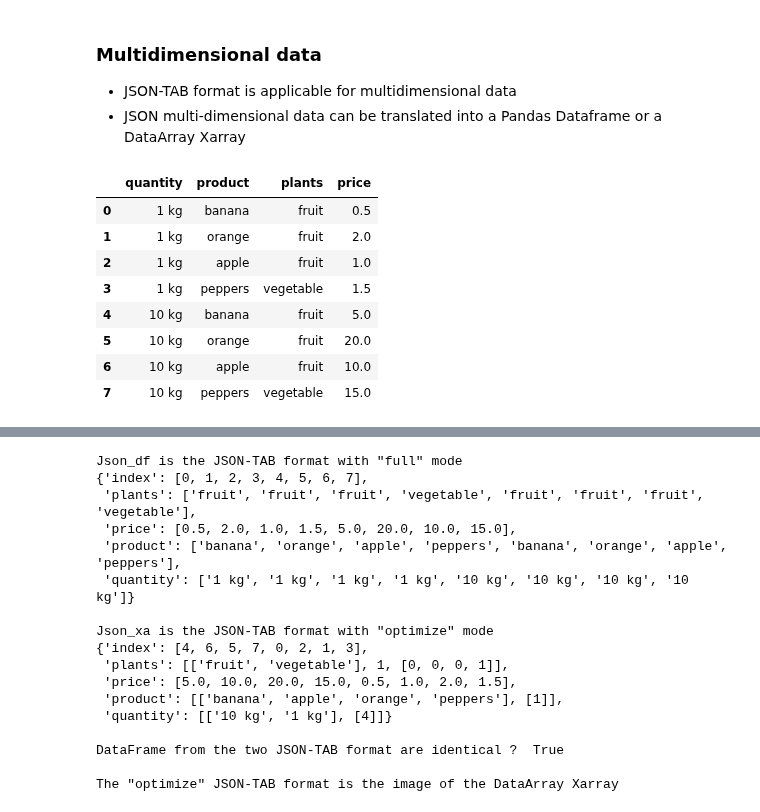
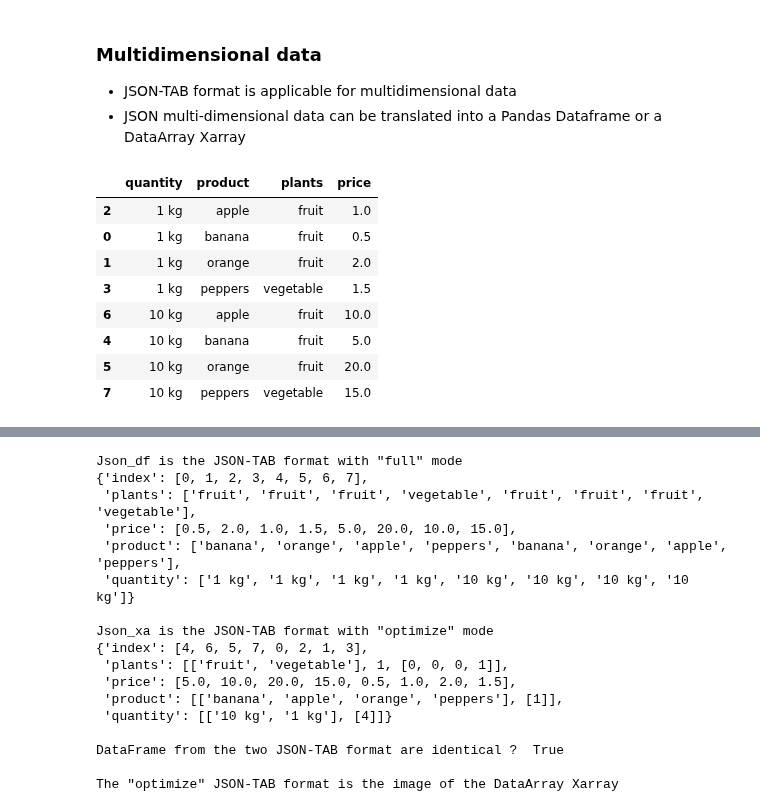
Before and after one commit to loco-philippe/NTV, a Jupyter notebook: example/example_pandas.ipynb, the cells around one changed output, grey strips where cells are left out. Saved outputs shown, nothing was run; the diff lists cells and outputs as text; code cells hidden in the pictures.

```diff
--- a/example/example_pandas.ipynb
+++ b/example/example_pandas.ipynb
@@ -614,19 +614,19 @@ is Json translation reversible ?  True
 ### Multidimensional data
 - JSON-TAB format is applicable for multidimensional data
 - JSON multi-dimensional data can be translated into a Pandas Dataframe or a DataArray Xarray
-# %%
-df = pd.DataFrame({"quantity": ["1 kg", "1 kg", "1 kg", "1 kg", "10 kg", "10 kg", "10 kg", "10 kg"],
-                   "product": ["banana", "orange", "apple", "peppers", "banana", "orange", "apple", "peppers"],
-                   "plants": ["fruit", "fruit", "fruit", "vegetable", "fruit", "fruit", "fruit", "vegetable"],
-                   "price": [0.5, 2, 1, 1.5, 5, 20, 10, 15]})
-df
-# %% [output]
-|  | quantity | product | plants | price |
-| 0 | 1 kg | banana | fruit | 0.5 |
-| 1 | 1 kg | orange | fruit | 2.0 |
-| 2 | 1 kg | apple | fruit | 1.0 |
-| 3 | 1 kg | peppers | vegetable | 1.5 |
-| 4 | 10 kg | banana | fruit | 5.0 |
-| 5 | 10 kg | orange | fruit | 20.0 |
-| 6 | 10 kg | apple | fruit | 10.0 |
-| 7 | 10 kg | peppers | vegetable | 15.0 |
+# %%
+df2 = pd.DataFrame({"quantity": ["1 kg", "1 kg", "1 kg", "1 kg", "10 kg", "10 kg", "10 kg", "10 kg"],
+                   "product": ["banana", "orange", "apple", "peppers", "banana", "orange", "apple", "peppers"],
+                   "plants": ["fruit", "fruit", "fruit", "vegetable", "fruit", "fruit", "fruit", "vegetable"],
+                   "price": [0.5, 2, 1, 1.5, 5, 20, 10, 15]}, dtype='category').sort_values(by=['quantity', 'product'])
+df2
+# %% [output]
+|  | quantity | product | plants | price |
+| 2 | 1 kg | apple | fruit | 1.0 |
+| 0 | 1 kg | banana | fruit | 0.5 |
+| 1 | 1 kg | orange | fruit | 2.0 |
+| 3 | 1 kg | peppers | vegetable | 1.5 |
+| 6 | 10 kg | apple | fruit | 10.0 |
+| 4 | 10 kg | banana | fruit | 5.0 |
+| 5 | 10 kg | orange | fruit | 20.0 |
+| 7 | 10 kg | peppers | vegetable | 15.0 |
```
Also changed, not shown: parts of 5 cells of this notebook.
